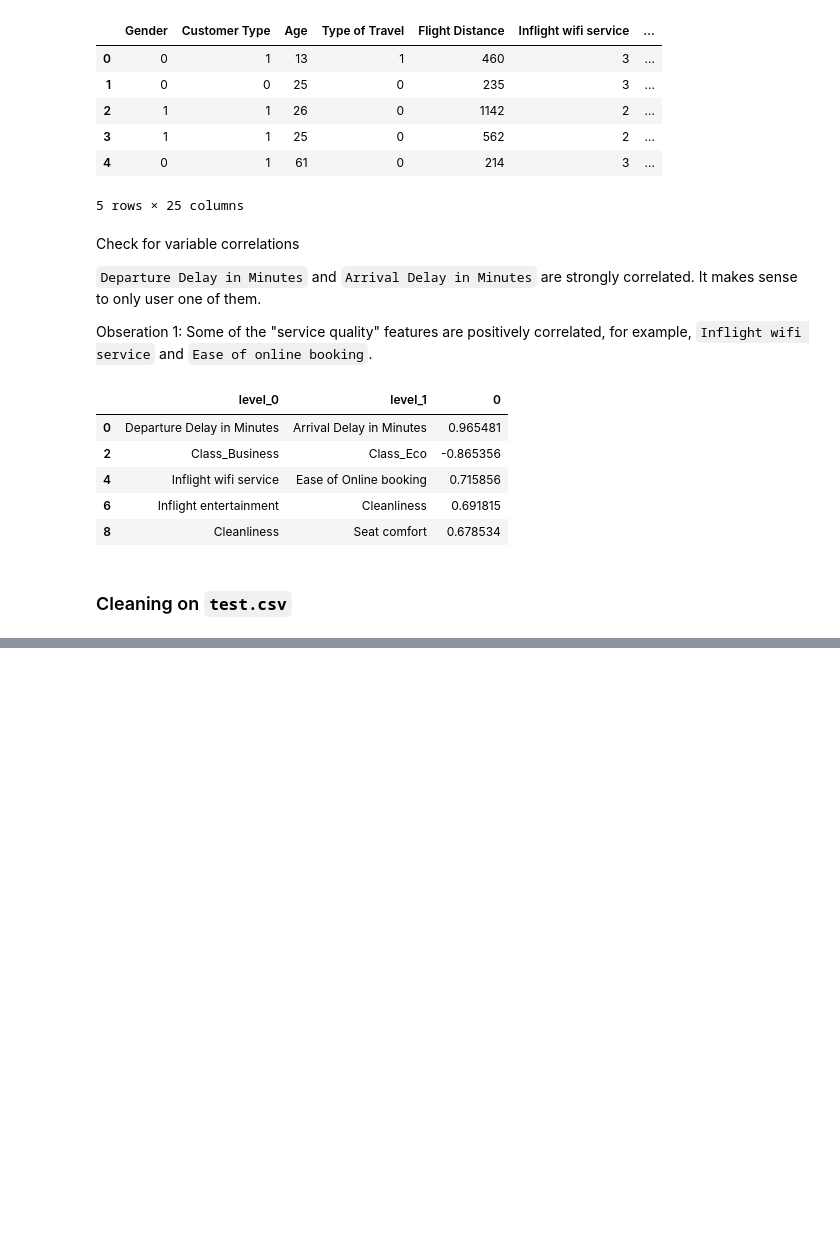
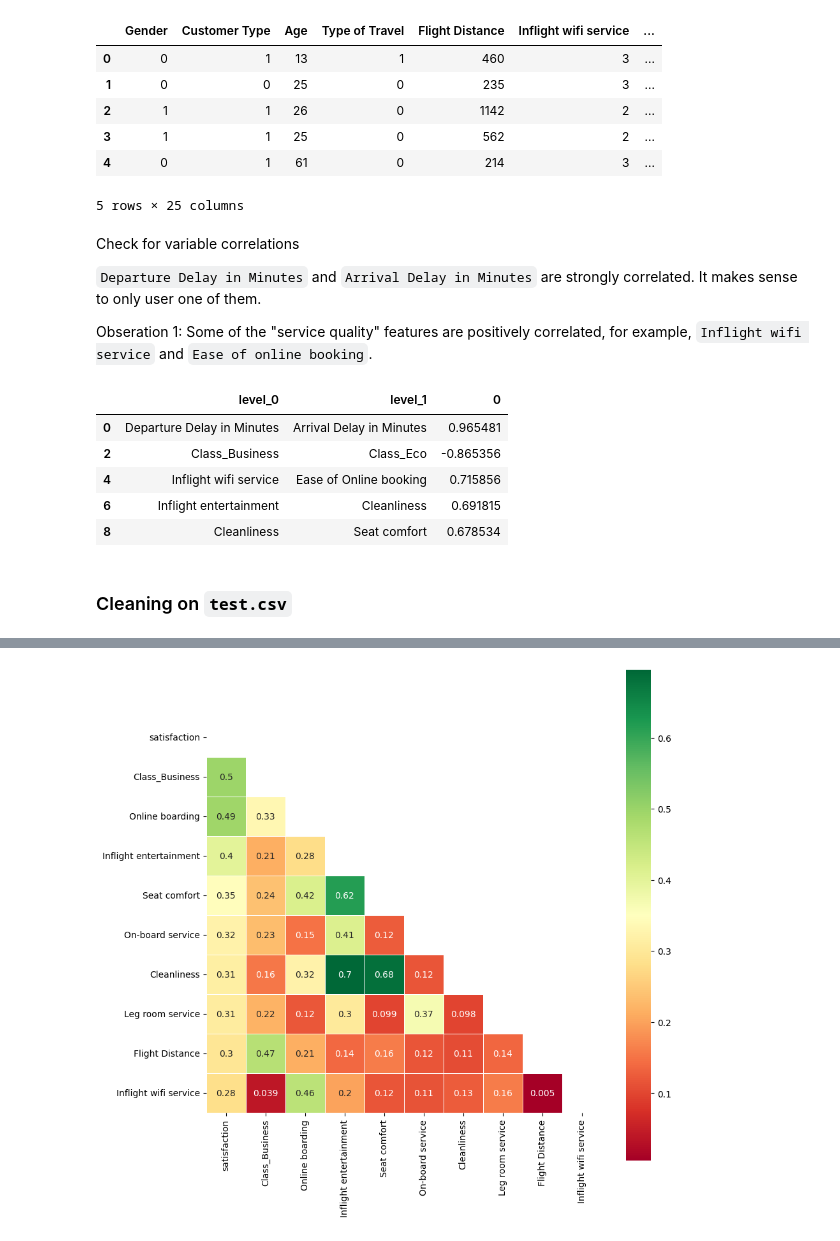
Before and after one commit to Peta0228/Airline-Satisfaction-Prediction, a Jupyter notebook: eda+cleaning.ipynb, the cells around one changed output, grey strips where cells are left out. Drawn from its saved outputs; the diff is of its cells as text; code cells hidden in the pictures; blank space fills up the shorter version.

```diff
--- a/eda+cleaning.ipynb
+++ b/eda+cleaning.ipynb
@@ -228,0 +288,13 @@ Index(['Gender', 'Customer Type', 'Age', 'Type of Travel', 'Flight Distance',
+# %%
+# heatmap of the correlation matrix for the top 10 variables most closely correlated with 'satisfaction'
+k = 10
+cols = test_corr.nlargest(k, 'satisfaction')['satisfaction'].index
+corr = test_cleaned[cols].corr()
+mask = np.zeros_like(corr, dtype=bool)
+mask[np.triu_indices_from(mask)] = True
+fig, ax = plt.subplots(figsize=(10, 10))
+sns.heatmap(corr, annot=True, mask=mask, cmap="RdYlGn", square=True, linewidths=.5)
+
+plt.show()
+# %% [output]
+[figure, added]
```
Also changed, not shown: parts of 11 cells of this notebook, 2 other files.
